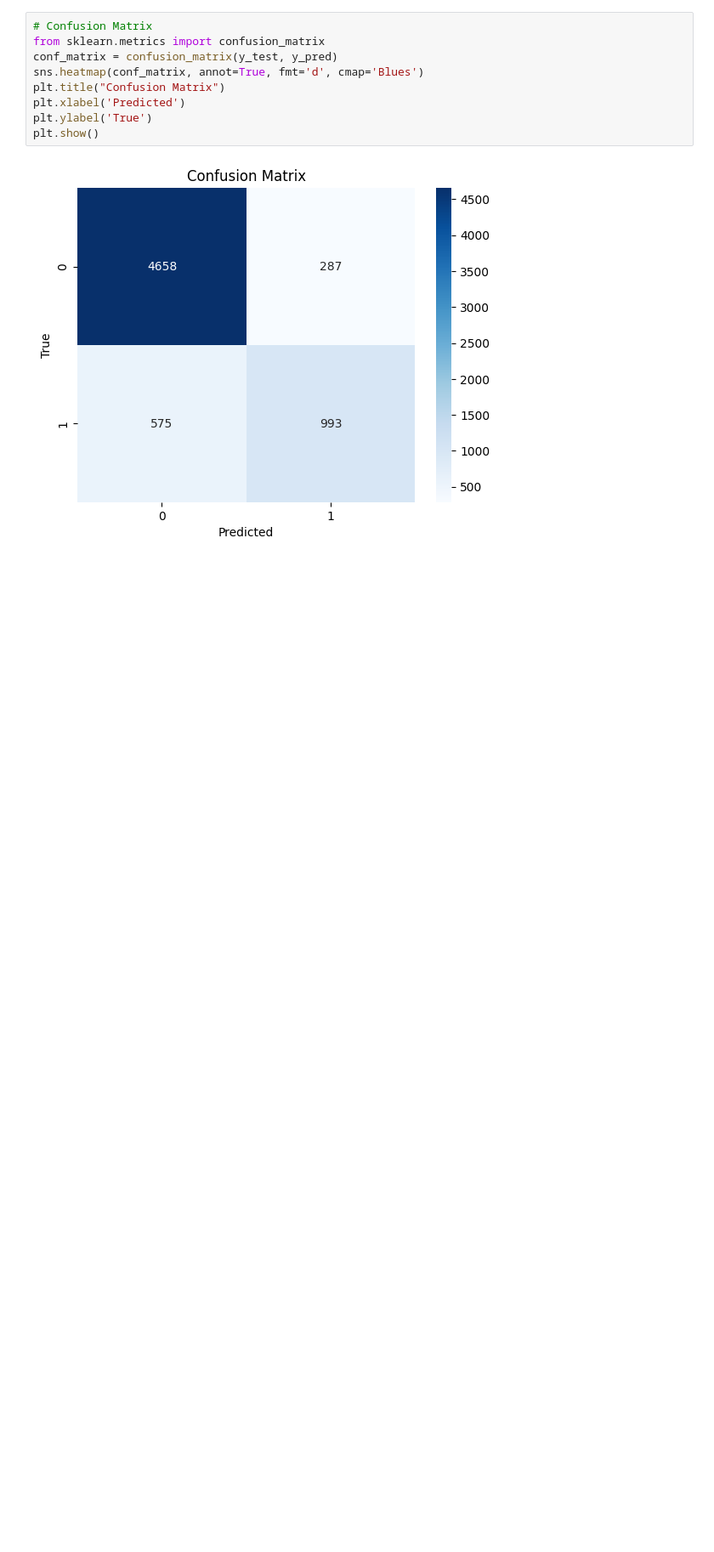
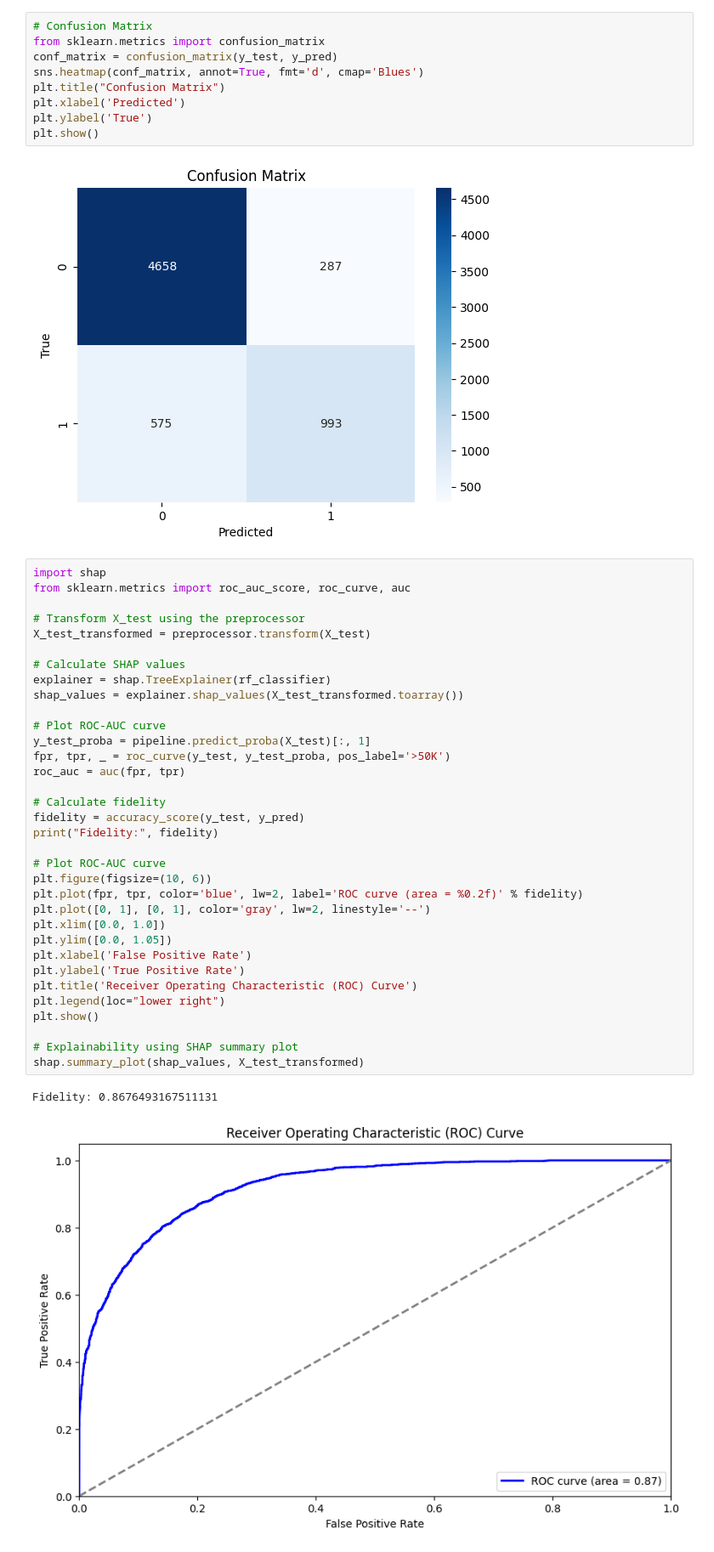
Before and after one commit to aryan04756/XAI_Models, a Jupyter notebook: XAI_Models/binary/adult_income/Random Forest/Random Forest.ipynb, the cells around one changed output. Shown at 85% size. Cells and saved outputs as stored; diff of their text form; blank space fills up the shorter version.

```diff
--- a/XAI_Models/binary/adult_income/Random Forest/Random Forest.ipynb
+++ b/XAI_Models/binary/adult_income/Random Forest/Random Forest.ipynb
@@ -258,3 +258,40 @@ plt.ylabel('True')
 plt.show()
 # %% [output]
 [figure]
+# %%
+import shap
+from sklearn.metrics import roc_auc_score, roc_curve, auc
+
+# Transform X_test using the preprocessor
+X_test_transformed = preprocessor.transform(X_test)
+
+# Calculate SHAP values
+explainer = shap.TreeExplainer(rf_classifier)
+shap_values = explainer.shap_values(X_test_transformed.toarray())
+
+# Plot ROC-AUC curve
+y_test_proba = pipeline.predict_proba(X_test)[:, 1]
+fpr, tpr, _ = roc_curve(y_test, y_test_proba, pos_label='>50K')
+roc_auc = auc(fpr, tpr)
+
+# Calculate fidelity
+fidelity = accuracy_score(y_test, y_pred)
+print("Fidelity:", fidelity)
+
+# Plot ROC-AUC curve
+plt.figure(figsize=(10, 6))
+plt.plot(fpr, tpr, color='blue', lw=2, label='ROC curve (area = %0.2f)' % fidelity)
+plt.plot([0, 1], [0, 1], color='gray', lw=2, linestyle='--')
+plt.xlim([0.0, 1.0])
+plt.ylim([0.0, 1.05])
+plt.xlabel('False Positive Rate')
+plt.ylabel('True Positive Rate')
+plt.title('Receiver Operating Characteristic (ROC) Curve')
+plt.legend(loc="lower right")
+plt.show()
+
+# Explainability using SHAP summary plot
+shap.summary_plot(shap_values, X_test_transformed)
+# %% [output]
+Fidelity: 0.8676493167511131
+[figure, added]
```
Also changed, not shown: parts of 1 cell of this notebook, 2 other files.
